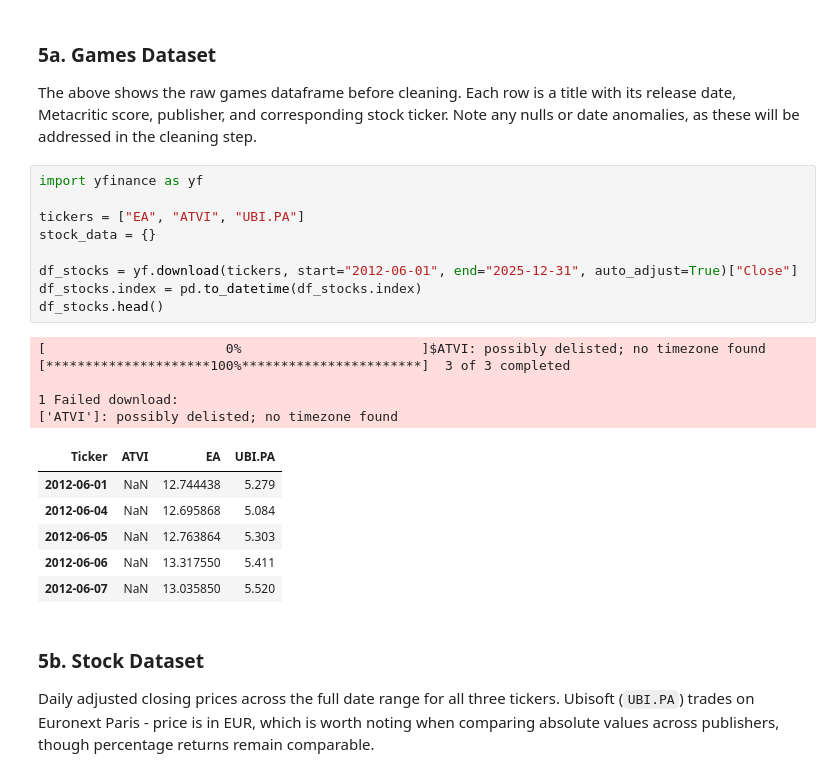
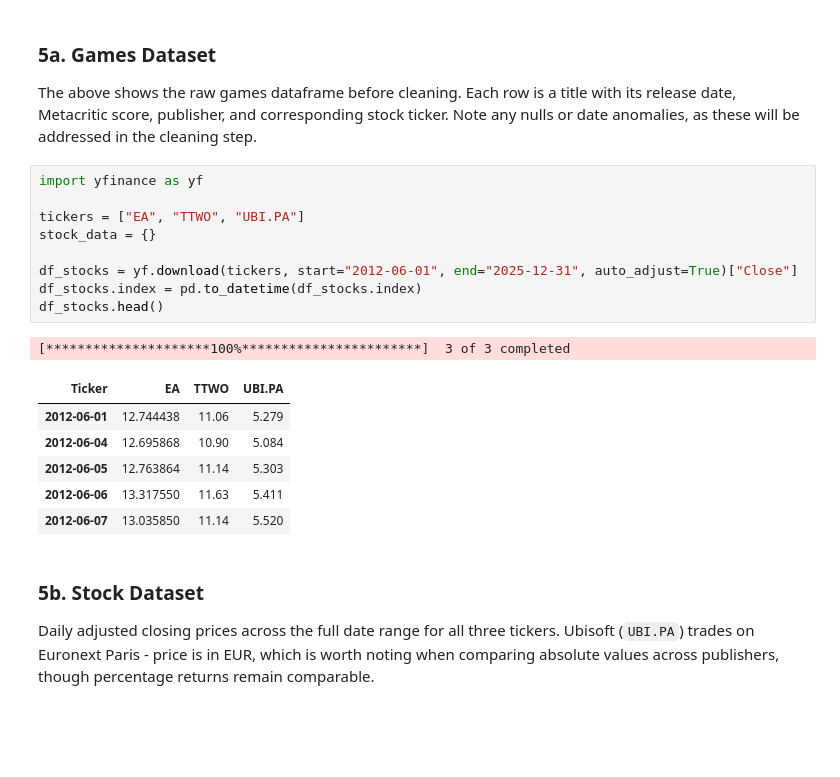
Before and after one commit to lyvnrin/games-stock-analysis, a Jupyter notebook: games_x_stock.ipynb, the cells around one changed output. Drawn from its saved outputs; the diff is of its cells as text; blank space fills up the shorter version.

```diff
--- a/games_x_stock.ipynb
+++ b/games_x_stock.ipynb
@@ -162,24 +163,20 @@ Metacritic score, publisher, and corresponding stock ticker. Note any nulls or d
 # %%
 import yfinance as yf
 
-tickers = ["EA", "ATVI", "UBI.PA"]
+tickers = ["EA", "TTWO", "UBI.PA"]
 stock_data = {}
 
 df_stocks = yf.download(tickers, start="2012-06-01", end="2025-12-31", auto_adjust=True)["Close"]
 df_stocks.index = pd.to_datetime(df_stocks.index)
 df_stocks.head()
 # %% [output]
-[                       0%                       ]$ATVI: possibly delisted; no timezone found
 [*********************100%***********************]  3 of 3 completed
-
-1 Failed download:
-['ATVI']: possibly delisted; no timezone found
-| Ticker | ATVI | EA | UBI.PA |
-| 2012-06-01 | NaN | 12.744438 | 5.279 |
-| 2012-06-04 | NaN | 12.695868 | 5.084 |
-| 2012-06-05 | NaN | 12.763864 | 5.303 |
-| 2012-06-06 | NaN | 13.317550 | 5.411 |
-| 2012-06-07 | NaN | 13.035850 | 5.520 |
+| Ticker | EA | TTWO | UBI.PA |
+| 2012-06-01 | 12.744438 | 11.06 | 5.279 |
+| 2012-06-04 | 12.695868 | 10.90 | 5.084 |
+| 2012-06-05 | 12.763864 | 11.14 | 5.303 |
+| 2012-06-06 | 13.317550 | 11.63 | 5.411 |
+| 2012-06-07 | 13.035850 | 11.14 | 5.520 |
 # %% [markdown]
 ### 5b. Stock Dataset
 
```
Also changed, not shown: parts of 4 cells of this notebook, 1 other file.
